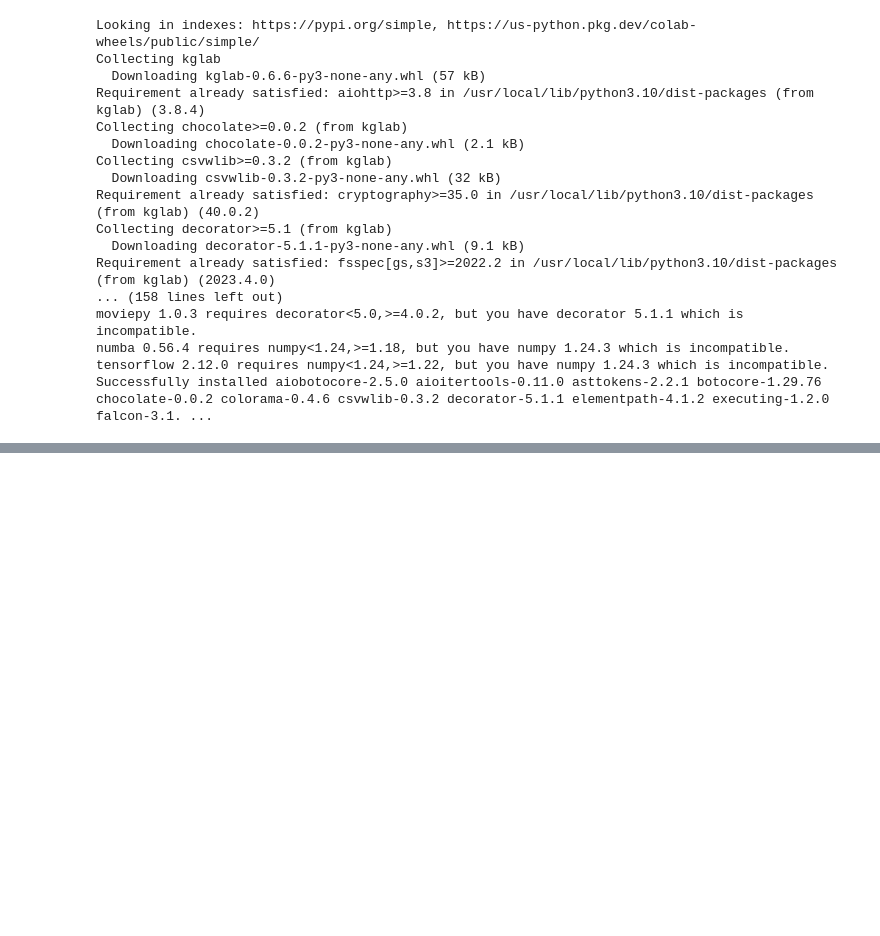
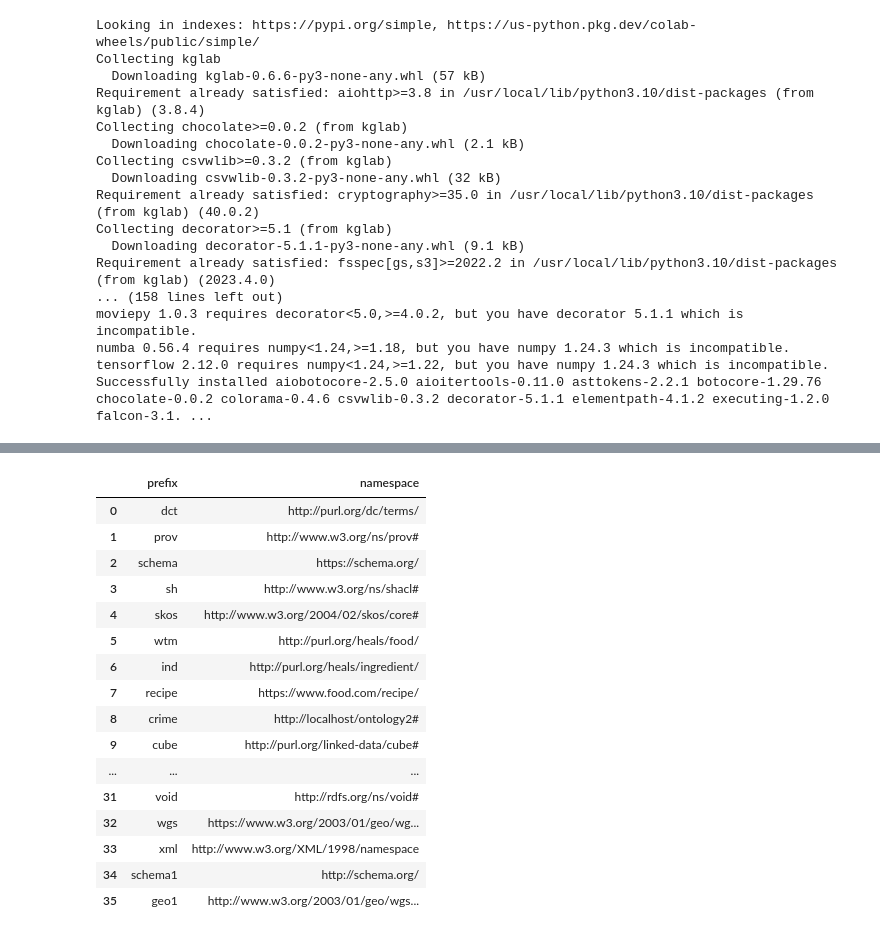
Before and after one commit to Osw1997/tsl, a Jupyter notebook: examples/notebooks/replication_notebook.ipynb, the cells around one changed output, grey strips where cells are left out. Saved outputs shown, nothing was run; the diff lists cells and outputs as text; code cells hidden in the pictures; blank space fills up the shorter version.

```diff
--- a/examples/notebooks/replication_notebook.ipynb
+++ b/examples/notebooks/replication_notebook.ipynb
@@ -106,0 +332,20 @@ dir(dataobject_prototype)
+# %%
+kg.describe_ns()
+# %% [output]
+|  | prefix | namespace |
+| 0 | dct | http://purl.org/dc/terms/ |
+| 1 | prov | http://www.w3.org/ns/prov# |
+| 2 | schema | https://schema.org/ |
+| 3 | sh | http://www.w3.org/ns/shacl# |
+| 4 | skos | http://www.w3.org/2004/02/skos/core# |
+| 5 | wtm | http://purl.org/heals/food/ |
+| 6 | ind | http://purl.org/heals/ingredient/ |
+| 7 | recipe | https://www.food.com/recipe/ |
+| 8 | crime | http://localhost/ontology2# |
+| 9 | cube | http://purl.org/linked-data/cube# |
+| ... | ... | ... |
+| 31 | void | http://rdfs.org/ns/void# |
+| 32 | wgs | https://www.w3.org/2003/01/geo/wg... |
+| 33 | xml | http://www.w3.org/XML/1998/namespace |
+| 34 | schema1 | http://schema.org/ |
+| 35 | geo1 | http://www.w3.org/2003/01/geo/wgs... |
```
Also changed, not shown: parts of 12 cells of this notebook.
